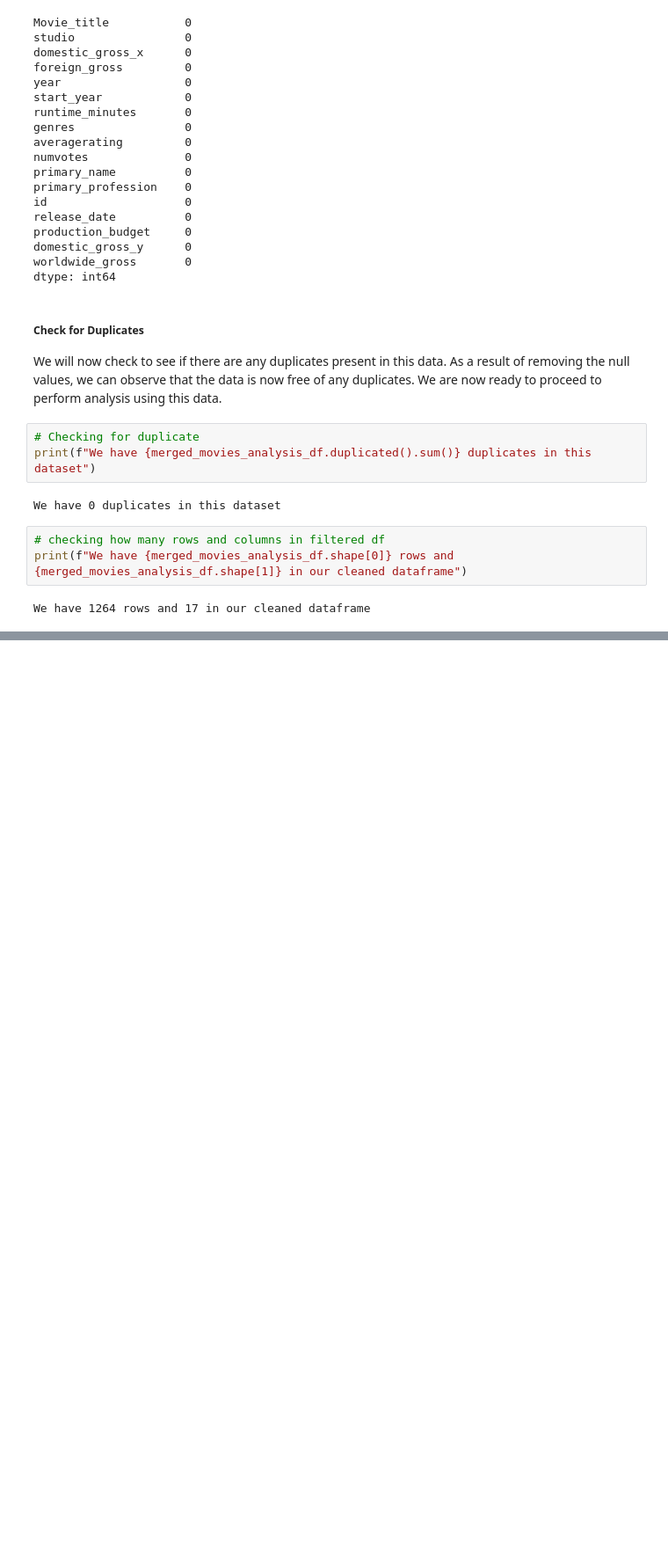
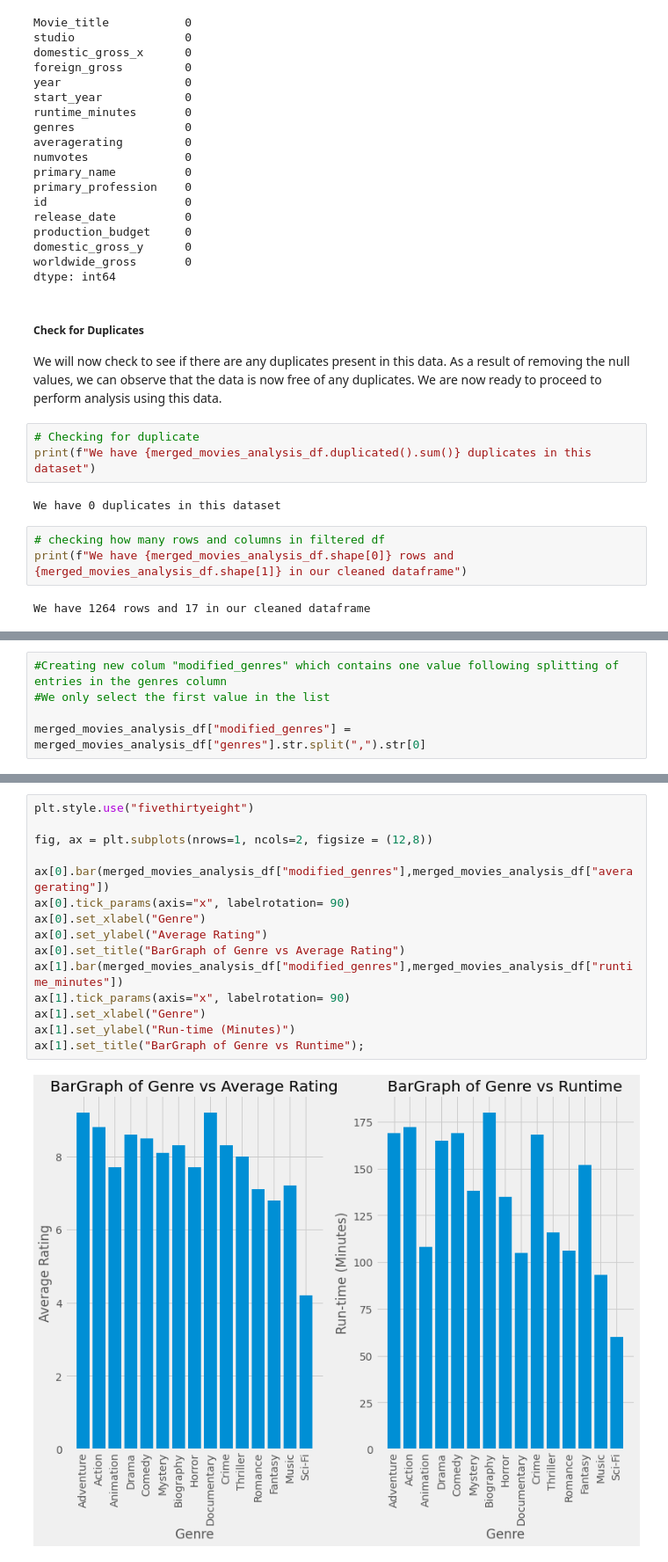
Before and after one commit to lilanhenry/phase2_group8_project, a Jupyter notebook: student.ipynb, the cells around one changed output, grey strips where cells are left out. Shown: that part at 88% size. Saved outputs shown, nothing was run; the diff lists cells and outputs as text; blank space fills up the shorter version.

Commit message:
Adding analysis and commentary to objective 1 of the project

```diff
--- a/student.ipynb
+++ b/student.ipynb
@@ -483,0 +535,5 @@ We have 1264 rows and 17 in our cleaned dataframe
+# %%
+#Creating new colum "modified_genres" which contains one value following splitting of entries in the genres column
+#We only select the first value in the list
+
+merged_movies_analysis_df["modified_genres"] = merged_movies_analysis_df["genres"].str.split(",").str[0]
@@ -483,0 +590,17 @@ We have 1264 rows and 17 in our cleaned dataframe
+# %%
+plt.style.use("fivethirtyeight")
+
+fig, ax = plt.subplots(nrows=1, ncols=2, figsize = (12,8))
+
+ax[0].bar(merged_movies_analysis_df["modified_genres"],merged_movies_analysis_df["averagerating"])
+ax[0].tick_params(axis="x", labelrotation= 90)
+ax[0].set_xlabel("Genre")
+ax[0].set_ylabel("Average Rating")
+ax[0].set_title("BarGraph of Genre vs Average Rating")
+ax[1].bar(merged_movies_analysis_df["modified_genres"],merged_movies_analysis_df["runtime_minutes"])
+ax[1].tick_params(axis="x", labelrotation= 90)
+ax[1].set_xlabel("Genre")
+ax[1].set_ylabel("Run-time (Minutes)")
+ax[1].set_title("BarGraph of Genre vs Runtime");
+# %% [output]
+[figure, added]
```
Also changed, not shown: parts of 20 cells of this notebook.
